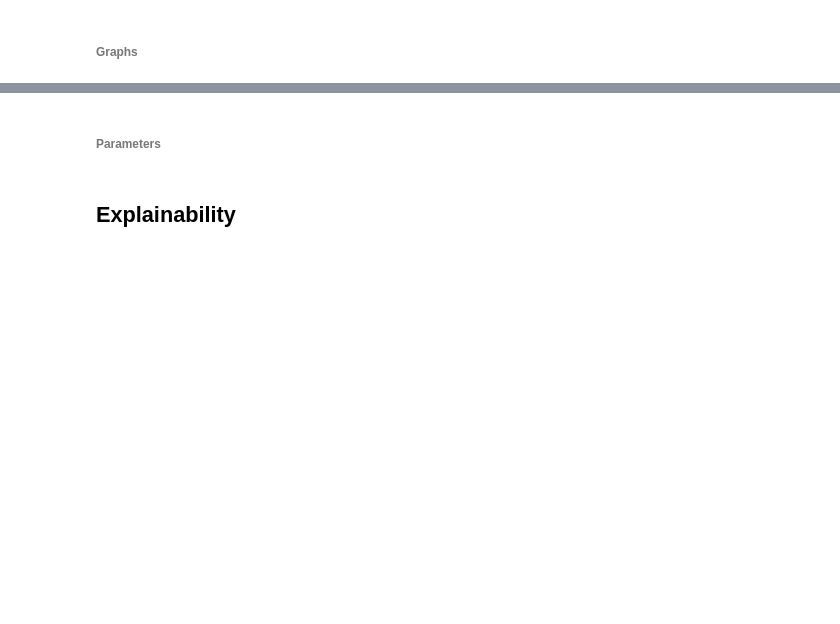
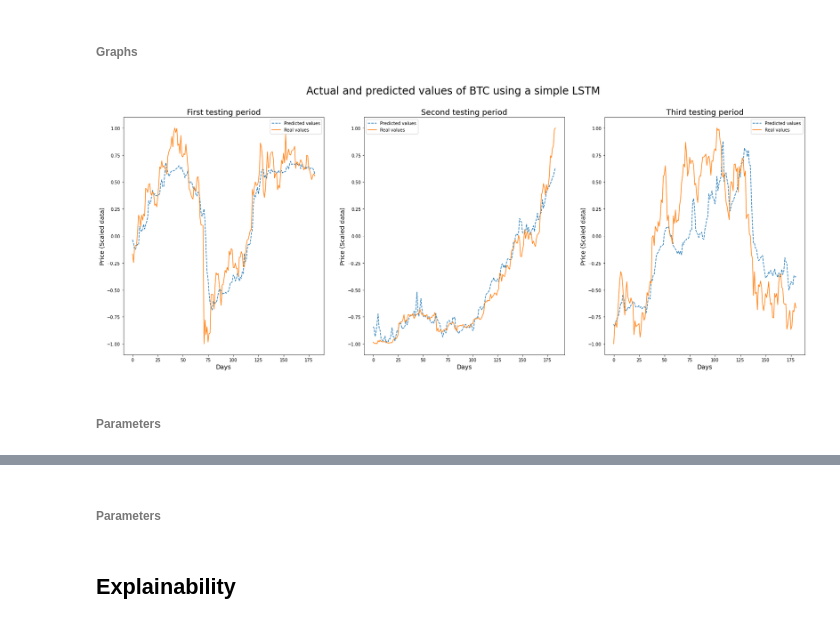
Before and after one commit to gonzalezcortes/cryptocurrencies_covid, a Jupyter notebook: Unified_notebook.ipynb, the cells around one changed output, grey strips where cells are left out. Cells and saved outputs as stored; diff of their text form; code cells hidden in the pictures; blank space fills up the shorter version.

```diff
--- a/Unified_notebook.ipynb
+++ b/Unified_notebook.ipynb
@@ -1119,5 +1214,9 @@ Show.results_table(mses_LSTM_btc, r2s_LSTM_btc)
 # %%
 predicted_values_LSTM_btc = [RNeuro.predicted_values['first_set'], RNeuro.predicted_values['second_set'], RNeuro.predicted_values['thrid_set']]
 real_values_LSTM_btc = [RNeuro.real_values['first_set'], RNeuro.real_values['second_set'], RNeuro.real_values['thrid_set']]
 
-Show.plot_three("Actual and predicted values of BTC using LSTMs", predicted_values_LSTM_btc, real_values_LSTM_btc)
+Show.plot_three("Actual and predicted values of BTC using a simple LSTM", predicted_values_LSTM_btc, real_values_LSTM_btc)
+# %% [output]
+[figure, added]
+# %% [markdown]
+###### Parameters
```
Also changed, not shown: parts of 59 cells of this notebook.
